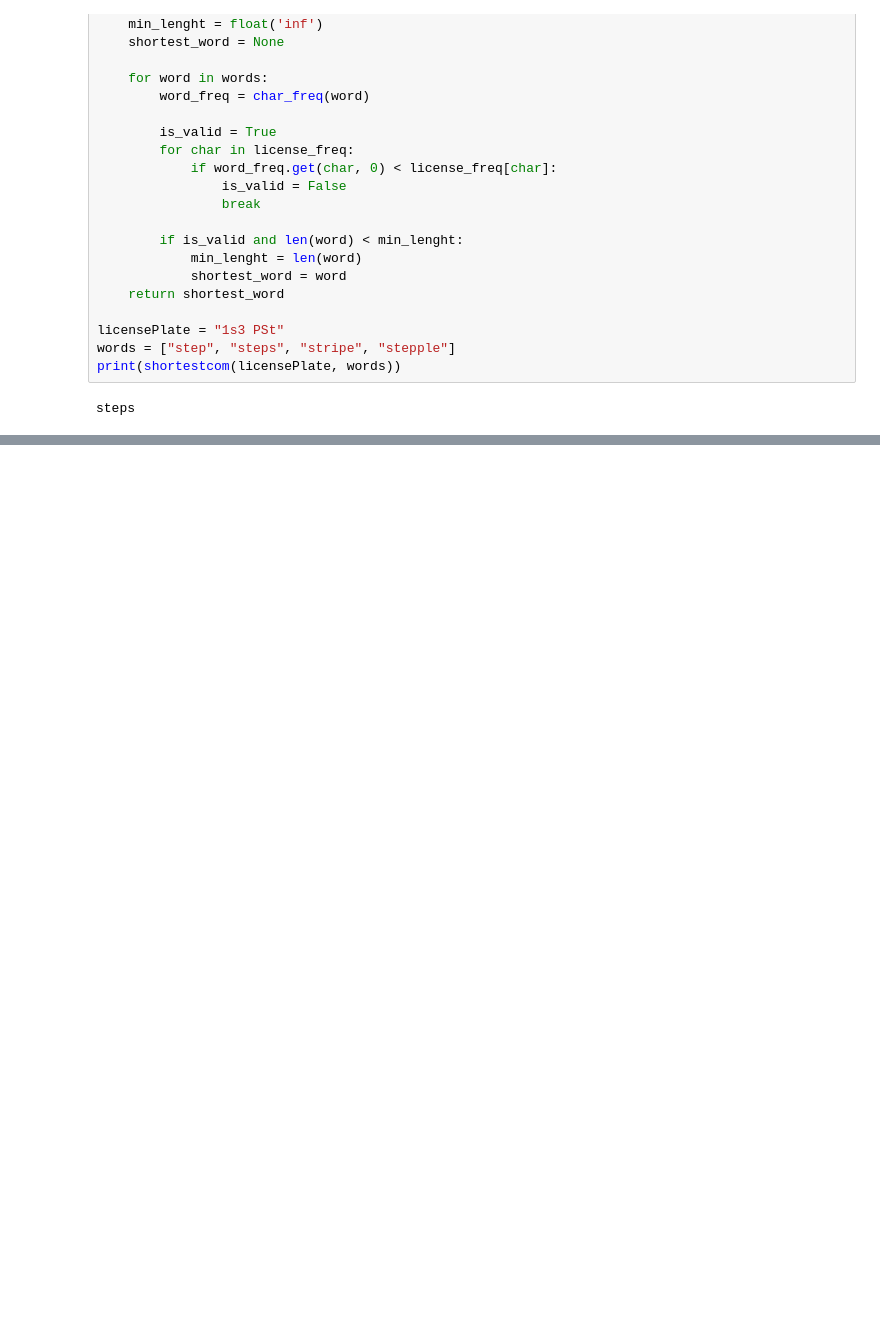
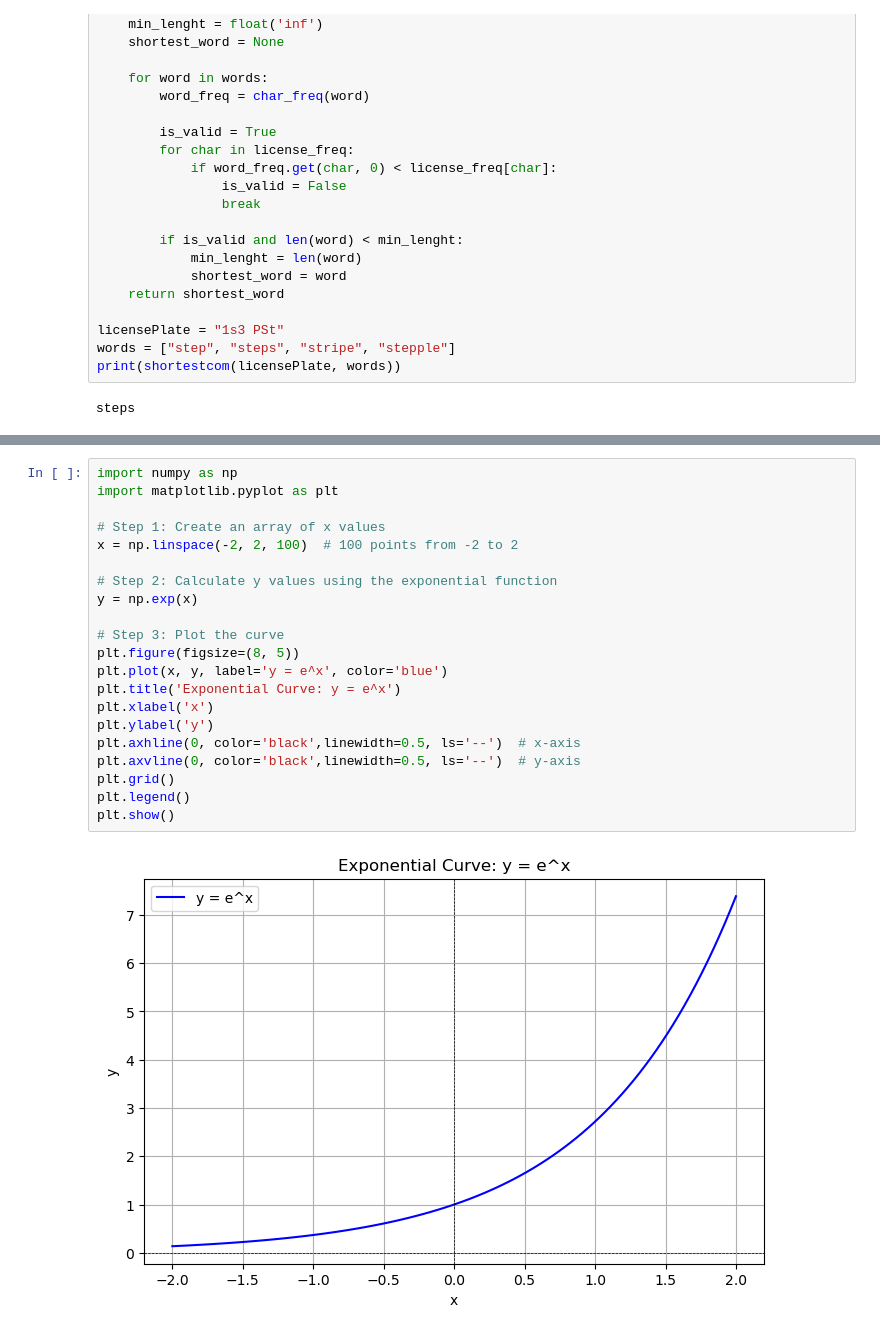
Before and after one commit to deepaknandeshwar17/Basic-Programs-in-python, a Jupyter notebook: DSA_Qn.ipynb, the cells around one changed output, grey strips where cells are left out. Cells and saved outputs as stored; diff of their text form; blank space fills up the shorter version.

```diff
--- a/DSA_Qn.ipynb
+++ b/DSA_Qn.ipynb
@@ -279,0 +300,23 @@ steps
+# %%
+import numpy as np
+import matplotlib.pyplot as plt
+
+# Step 1: Create an array of x values
+x = np.linspace(-2, 2, 100)  # 100 points from -2 to 2
+
+# Step 2: Calculate y values using the exponential function
+y = np.exp(x)
+
+# Step 3: Plot the curve
+plt.figure(figsize=(8, 5))
+plt.plot(x, y, label='y = e^x', color='blue')
+plt.title('Exponential Curve: y = e^x')
+plt.xlabel('x')
+plt.ylabel('y')
+plt.axhline(0, color='black',linewidth=0.5, ls='--')  # x-axis
+plt.axvline(0, color='black',linewidth=0.5, ls='--')  # y-axis
+plt.grid()
+plt.legend()
+plt.show()
+# %% [output]
+[figure, added]
```
Also changed, not shown: parts of 5 cells of this notebook, 1 other file.
